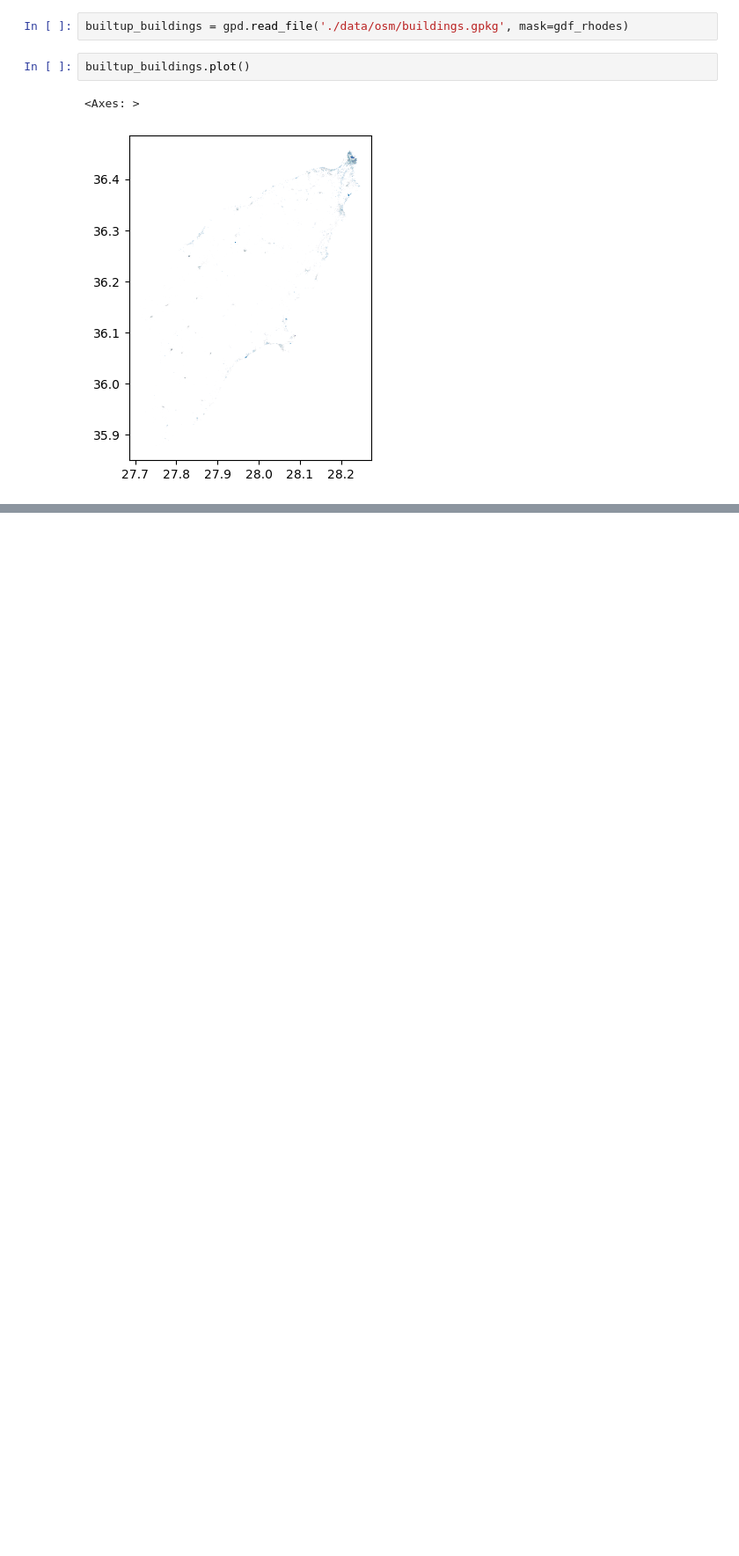
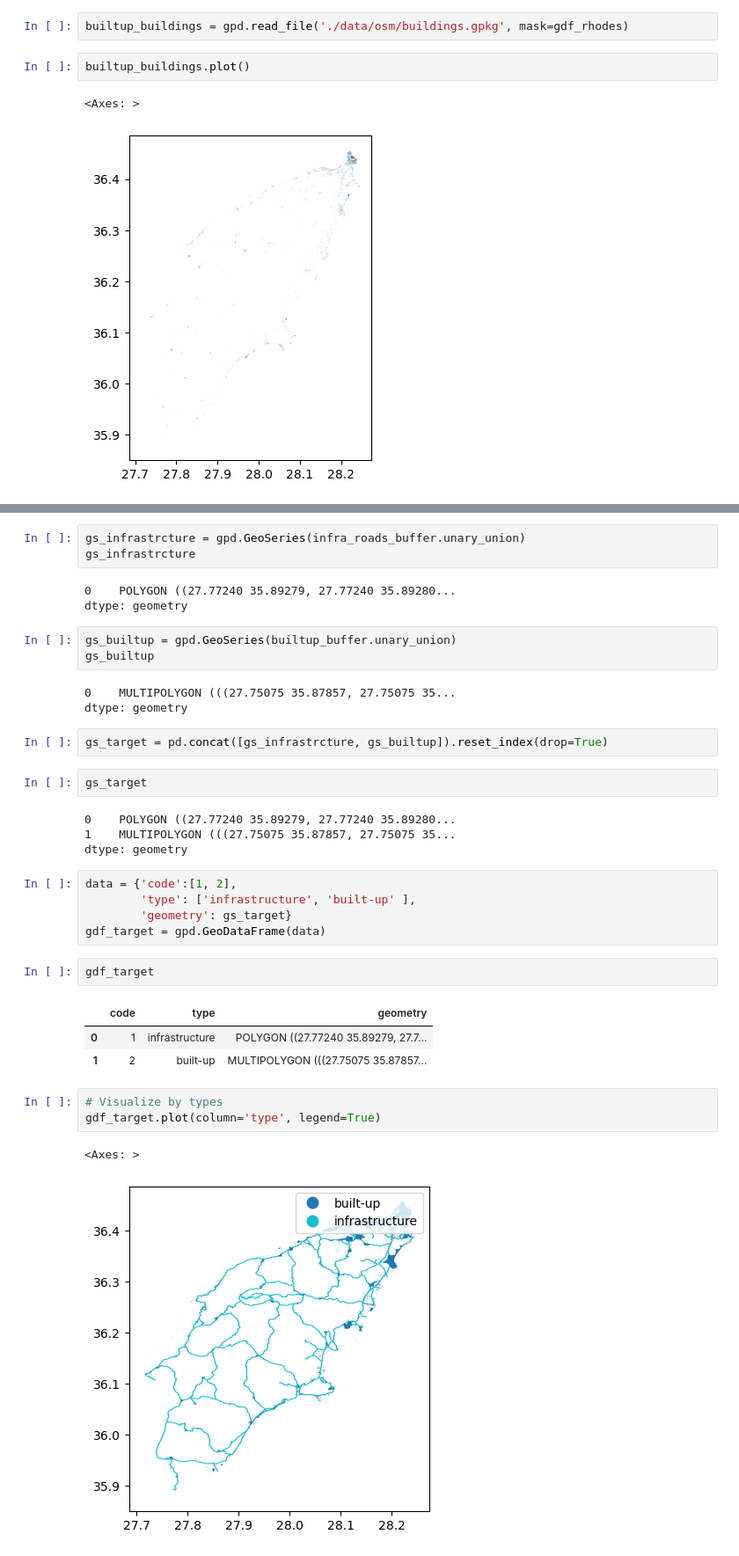
Before and after one commit to esciencecenter-digital-skills/geospatial-python, a Jupyter notebook: notebooks/07-vector-data-in-python.ipynb, the cells around one changed output, grey strips where cells are left out. Shown: that part at 88% size. Cells and saved outputs as stored; diff of their text form; blank space fills up the shorter version.

```diff
--- a/notebooks/07-vector-data-in-python.ipynb
+++ b/notebooks/07-vector-data-in-python.ipynb
@@ -304,0 +361,37 @@ builtup.to_file('data/builtup_50mbuffer.gpkg')
+# %%
+gs_infrastrcture = gpd.GeoSeries(infra_roads_buffer.unary_union)
+gs_infrastrcture
+# %% [output]
+0    POLYGON ((27.77240 35.89279, 27.77240 35.89280...
+dtype: geometry
+# %%
+gs_builtup = gpd.GeoSeries(builtup_buffer.unary_union)
+gs_builtup
+# %% [output]
+0    MULTIPOLYGON (((27.75075 35.87857, 27.75075 35...
+dtype: geometry
+# %%
+gs_target = pd.concat([gs_infrastrcture, gs_builtup]).reset_index(drop=True)
+# %%
+gs_target
+# %% [output]
+0    POLYGON ((27.77240 35.89279, 27.77240 35.89280...
+1    MULTIPOLYGON (((27.75075 35.87857, 27.75075 35...
+dtype: geometry
+# %%
+data = {'code':[1, 2],
+        'type': ['infrastructure', 'built-up' ],
+        'geometry': gs_target}
+gdf_target = gpd.GeoDataFrame(data)
+# %%
+gdf_target
+# %% [output]
+|  | code | type | geometry |
+| 0 | 1 | infrastructure | POLYGON ((27.77240 35.89279, 27.7... |
+| 1 | 2 | built-up | MULTIPOLYGON (((27.75075 35.87857... |
+# %%
+# Visualize by types
+gdf_target.plot(column='type', legend=True)
+# %% [output]
+<Axes: >
+[figure, added]
```
Also changed, not shown: parts of 24 cells of this notebook.
